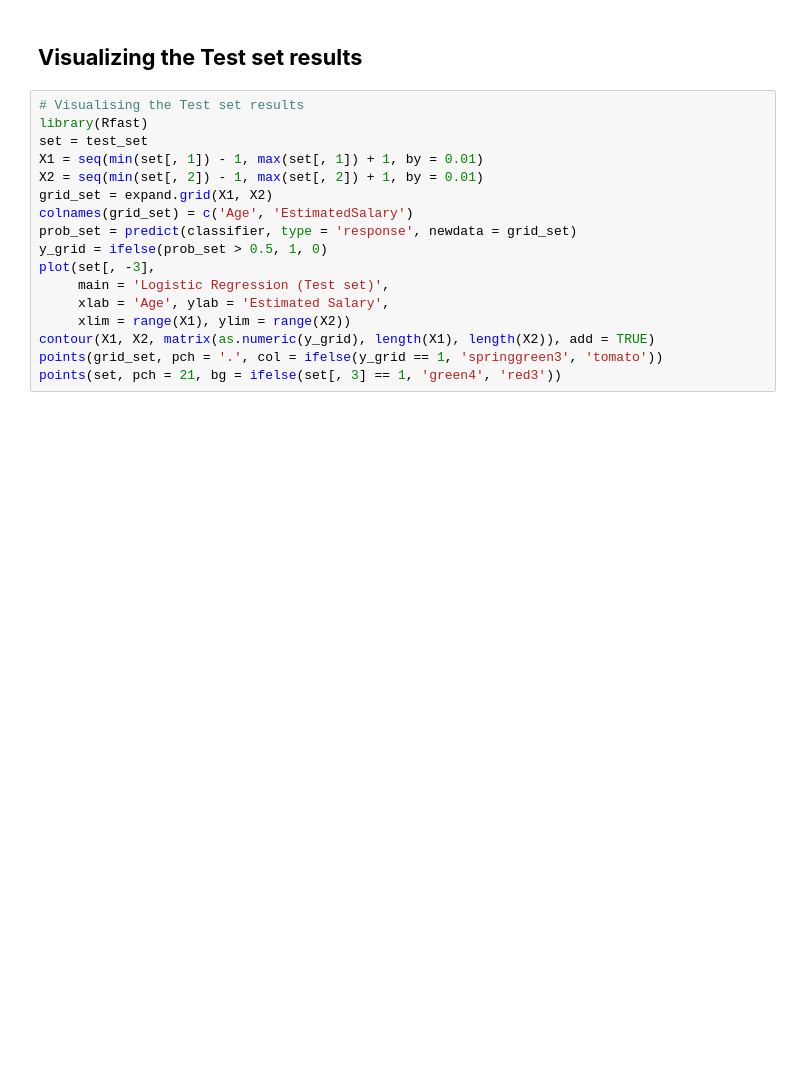
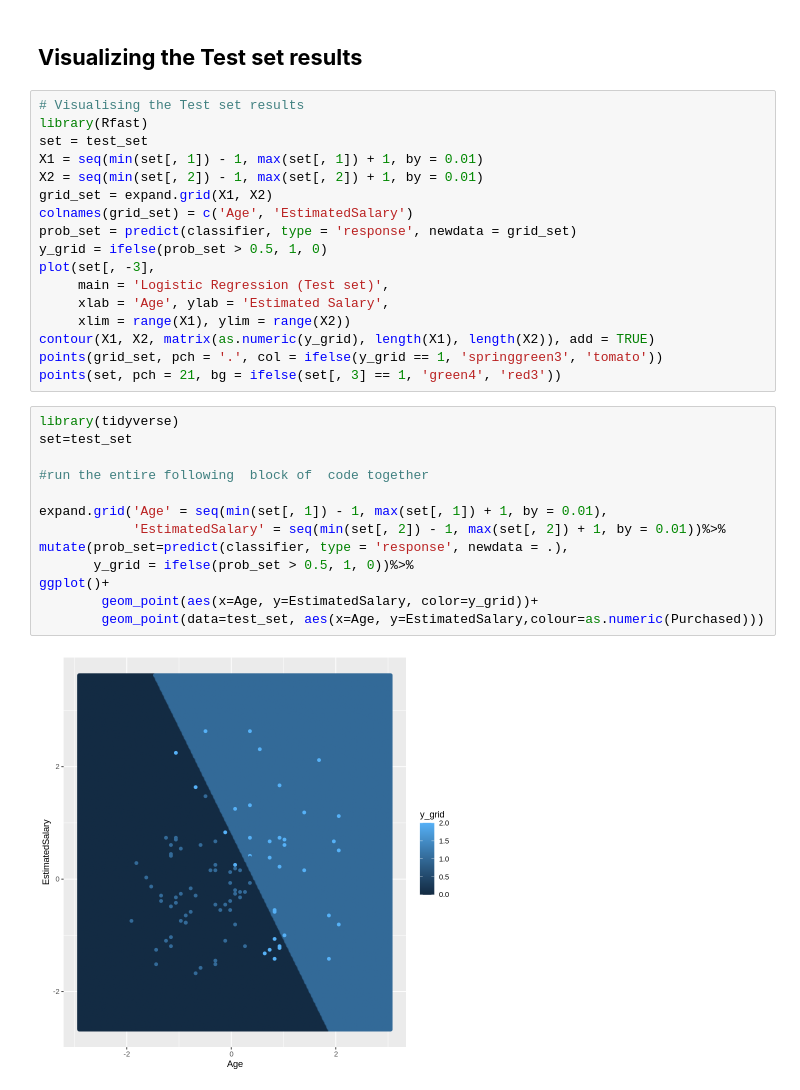
Before and after one commit to RiniChristy/Machine-Learning-in-R, a Jupyter notebook: Logistic_Regression_in_R_on_Social_Network_Ad.ipynb, the cells around one changed output. Saved outputs shown, nothing was run; the diff lists cells and outputs as text; blank space fills up the shorter version.

```diff
--- a/Logistic_Regression_in_R_on_Social_Network_Ad.ipynb
+++ b/Logistic_Regression_in_R_on_Social_Network_Ad.ipynb
@@ -170,5 +197,20 @@ plot(set[, -3],
 contour(X1, X2, matrix(as.numeric(y_grid), length(X1), length(X2)), add = TRUE)
 points(grid_set, pch = '.', col = ifelse(y_grid == 1, 'springgreen3', 'tomato'))
 points(set, pch = 21, bg = ifelse(set[, 3] == 1, 'green4', 'red3'))
+# %%
+library(tidyverse)
+set=test_set
+
+#run the entire following  block of  code together
+
+expand.grid('Age' = seq(min(set[, 1]) - 1, max(set[, 1]) + 1, by = 0.01),
+            'EstimatedSalary' = seq(min(set[, 2]) - 1, max(set[, 2]) + 1, by = 0.01))%>%
+mutate(prob_set=predict(classifier, type = 'response', newdata = .),
+       y_grid = ifelse(prob_set > 0.5, 1, 0))%>%
+ggplot()+
+        geom_point(aes(x=Age, y=EstimatedSalary, color=y_grid))+
+        geom_point(data=test_set, aes(x=Age, y=EstimatedSalary,colour=as.numeric(Purchased)))
+# %% [output]
+[figure, added]
 # %%
 library(lattice)
```
Also changed, not shown: parts of 4 cells of this notebook.
